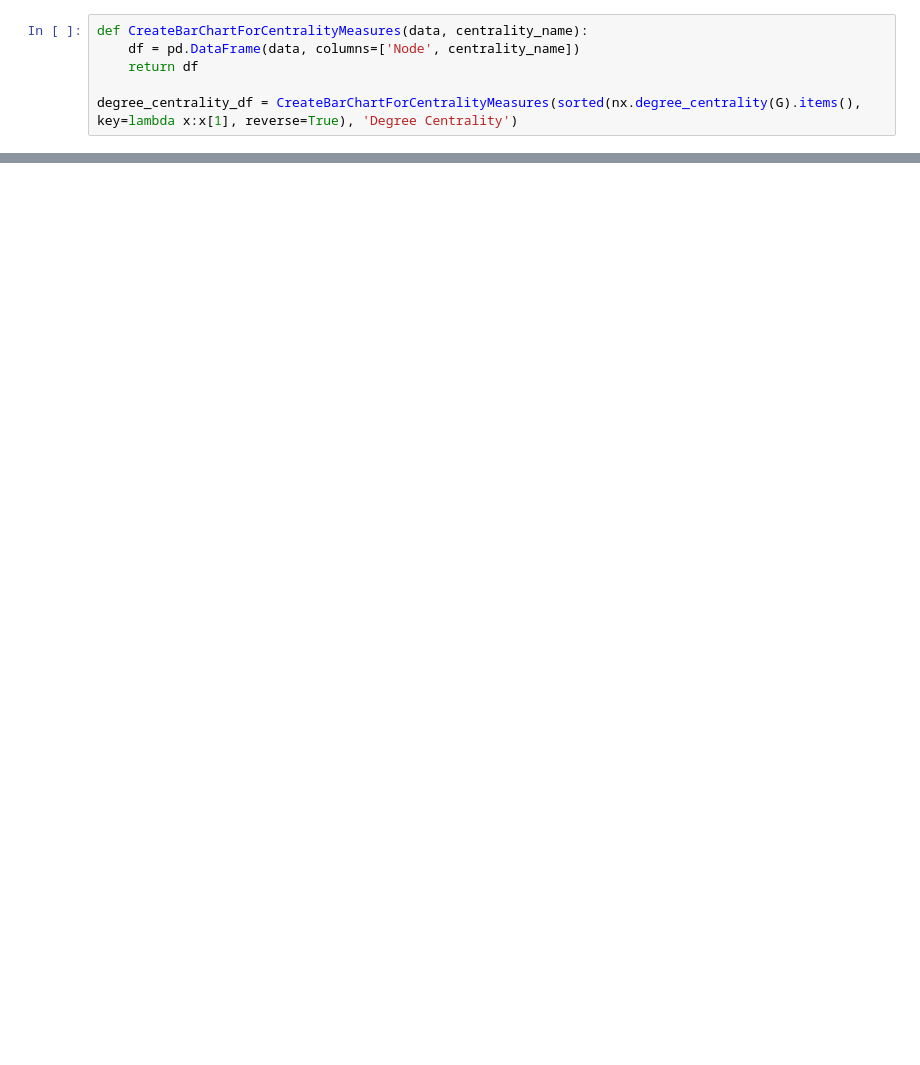
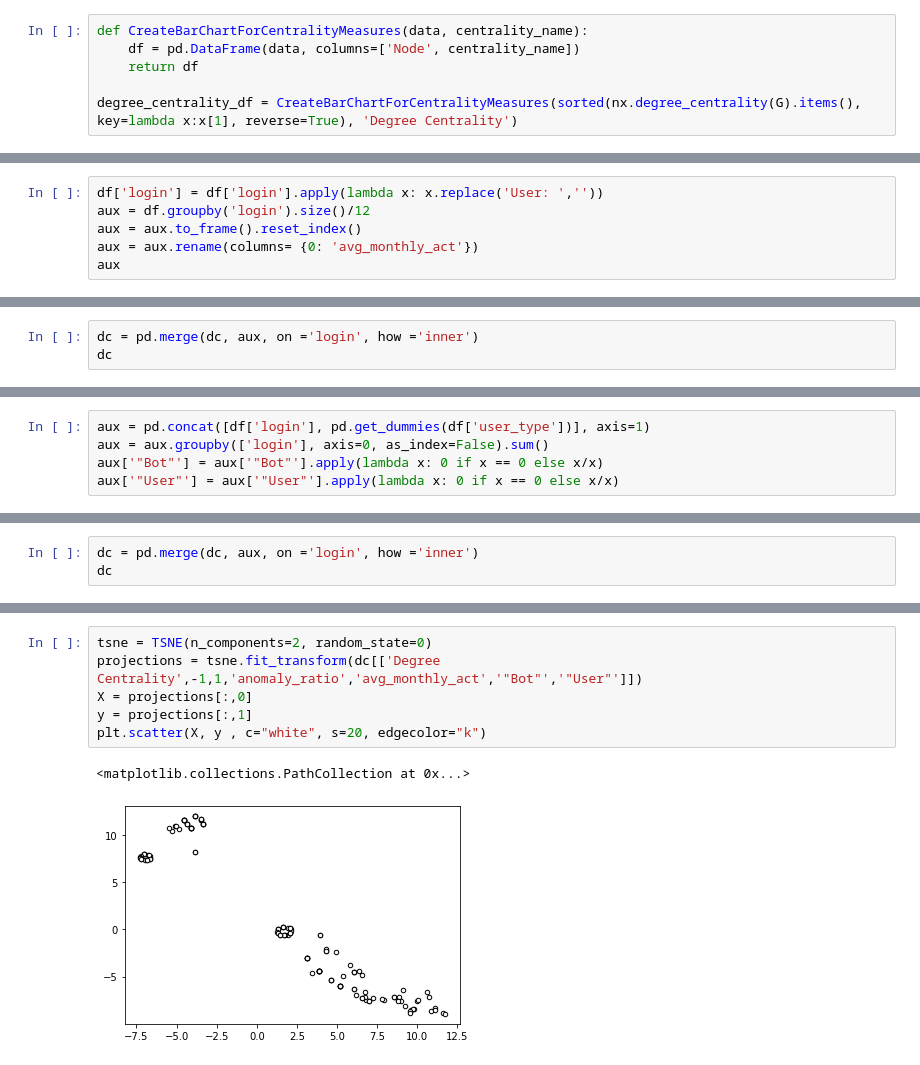
Before and after one commit to fzanart/Socialz, a Jupyter notebook: data_characterization.ipynb, the cells around one changed output, grey strips where cells are left out. Drawn from its saved outputs; the diff is of its cells as text; blank space fills up the shorter version.

```diff
--- a/data_characterization.ipynb
+++ b/data_characterization.ipynb
@@ -147,0 +237,6 @@ df['Time_in_minutes'] = df['created_at'].apply(lambda x: time_to_minutes(x))
+# %%
+df['login'] = df['login'].apply(lambda x: x.replace('User: ',''))
+aux = df.groupby('login').size()/12
+aux = aux.to_frame().reset_index()
+aux = aux.rename(columns= {0: 'avg_monthly_act'})
+aux
@@ -147,0 +257,3 @@ df['Time_in_minutes'] = df['created_at'].apply(lambda x: time_to_minutes(x))
+# %%
+dc = pd.merge(dc, aux, on ='login', how ='inner')
+dc
@@ -147,0 +274,5 @@ df['Time_in_minutes'] = df['created_at'].apply(lambda x: time_to_minutes(x))
+# %%
+aux = pd.concat([df['login'], pd.get_dummies(df['user_type'])], axis=1)
+aux = aux.groupby(['login'], axis=0, as_index=False).sum()
+aux['"Bot"'] = aux['"Bot"'].apply(lambda x: 0 if x == 0 else x/x)
+aux['"User"'] = aux['"User"'].apply(lambda x: 0 if x == 0 else x/x)
@@ -147,0 +293,3 @@ df['Time_in_minutes'] = df['created_at'].apply(lambda x: time_to_minutes(x))
+# %%
+dc = pd.merge(dc, aux, on ='login', how ='inner')
+dc
@@ -147,0 +310,9 @@ df['Time_in_minutes'] = df['created_at'].apply(lambda x: time_to_minutes(x))
+# %%
+tsne = TSNE(n_components=2, random_state=0)
+projections = tsne.fit_transform(dc[['Degree Centrality',-1,1,'anomaly_ratio','avg_monthly_act','"Bot"','"User"']])
+X = projections[:,0]
+y = projections[:,1]
+plt.scatter(X, y , c="white", s=20, edgecolor="k")
+# %% [output]
+<matplotlib.collections.PathCollection at 0x...>
+[figure, added]
```
Also changed, not shown: parts of 14 cells of this notebook.
